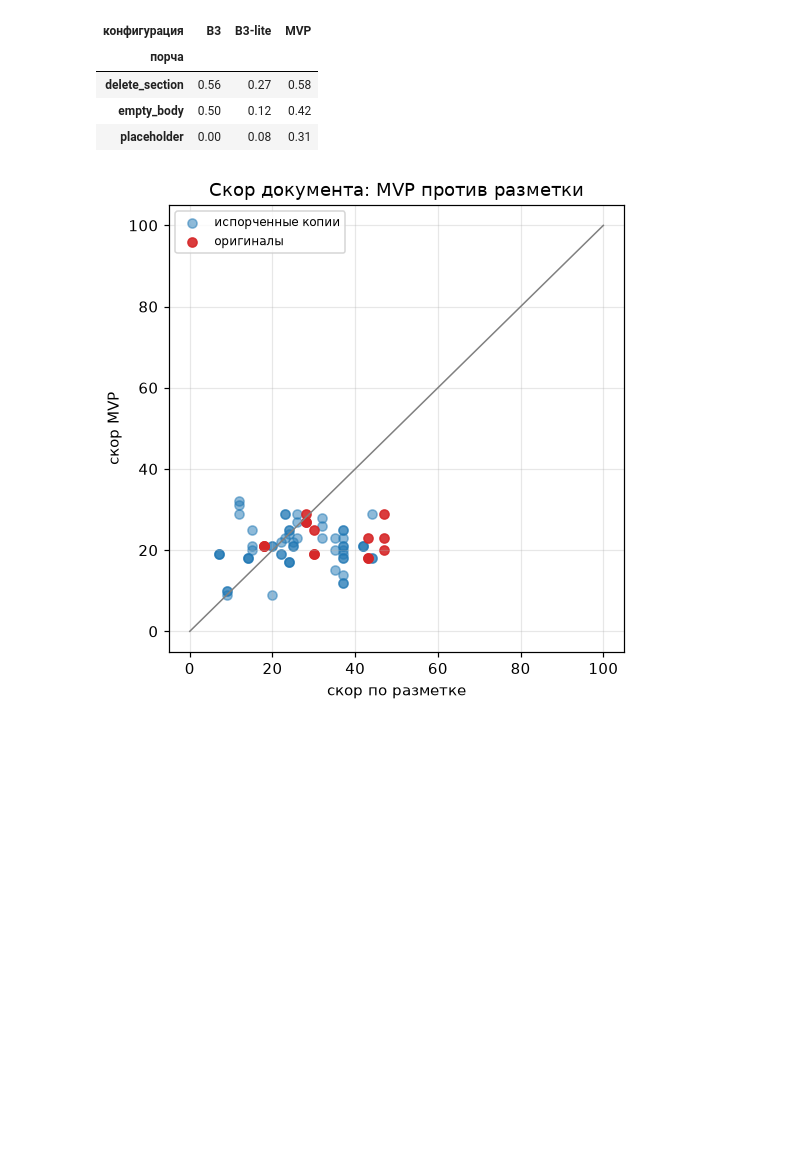
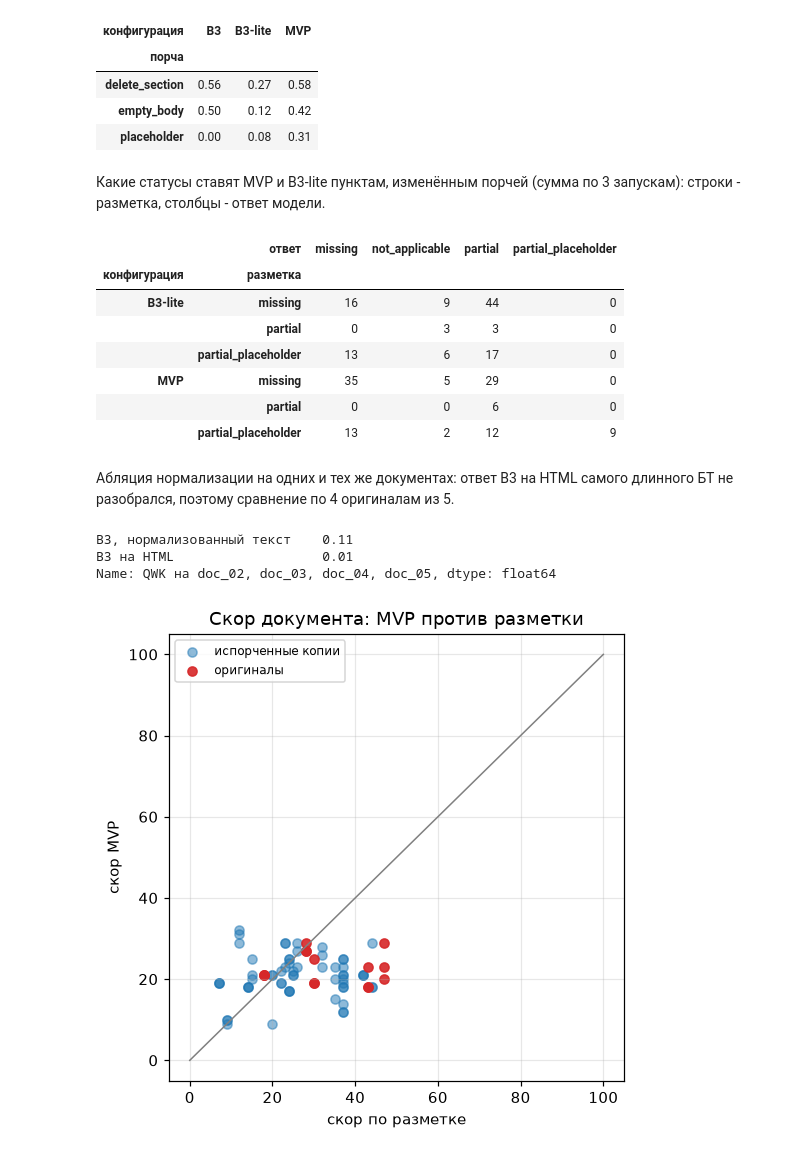
Before and after one commit to baton2809/ReqAssist2, a Jupyter notebook: notebooks/02_models.ipynb, the cells around one changed output. Drawn from its saved outputs; the diff is of its cells as text; code cells hidden in the pictures; blank space fills up the shorter version.

```diff
--- a/notebooks/02_models.ipynb
+++ b/notebooks/02_models.ipynb
@@ -284,6 +297,56 @@ by_op.round(2)
 | delete_section | 0.56 | 0.27 | 0.58 |
 | empty_body | 0.50 | 0.12 | 0.42 |
 | placeholder | 0.00 | 0.08 | 0.31 |
+# %% [markdown]
+Какие статусы ставят MVP и B3-lite пунктам, изменённым порчей (сумма по 3 запускам): строки - разметка, столбцы - ответ модели.
+# %%
+rows = []
+for name, key in [("MVP", "mvp"), ("B3-lite", "lite")]:
+    for run in load_llm_runs(paths, key).values():
+        for doc_id, r in run.items():
+            for item, g in gold[doc_id].items():
+                if g["slice"] == "affected":
+                    rows.append(
+                        {
+                            "конфигурация": name,
+                            "разметка": g["status"],
+                            "ответ": r["items"][item]["status"],
+                        }
+                    )
+pd.crosstab(
+    [pd.DataFrame(rows)["конфигурация"], pd.DataFrame(rows)["разметка"]],
+    pd.DataFrame(rows)["ответ"],
+)
+# %% [output]
+|  | ответ | missing | not_applicable | partial | partial_placeholder |
+| конфигурация | разметка |  |  |  |  |
+| B3-lite | missing | 16 | 9 | 44 | 0 |
+|  | partial | 0 | 3 | 3 | 0 |
+|  | partial_placeholder | 13 | 6 | 17 | 0 |
+| MVP | missing | 35 | 5 | 29 | 0 |
+|  | partial | 0 | 0 | 6 | 0 |
+|  | partial_placeholder | 13 | 2 | 12 | 9 |
+# %% [markdown]
+Абляция нормализации на одних и тех же документах: ответ B3 на HTML самого длинного БТ не разобрался, поэтому сравнение по 4 оригиналам из 5.
+# %%
+from reqassist.metrics import qwk
+
+html_ok = [d for d, r in load_llm_runs(paths, "product_html")[1].items() if r["items"]]
+same_docs = {}
+for name, key in [("B3, нормализованный текст", "product"), ("B3 на HTML", "product_html")]:
+    run = load_llm_runs(paths, key)[1]
+    pairs = [
+        (run[d]["items"][i]["status"], g["status"])
+        for d in html_ok
+        for i, g in gold[d].items()
+        if g["status"] != "not_applicable"
+    ]
+    same_docs[name] = round(qwk([p for p, _ in pairs], [e for _, e in pairs]), 2)
+pd.Series(same_docs, name=f"QWK на {', '.join(html_ok)}")
+# %% [output]
+B3, нормализованный текст    0.11
+B3 на HTML                   0.01
+Name: QWK на doc_02, doc_03, doc_04, doc_05, dtype: float64
 # %%
 points = []
 for doc_id, items in gold.items():
```
Also changed, not shown: parts of 4 cells of this notebook.
